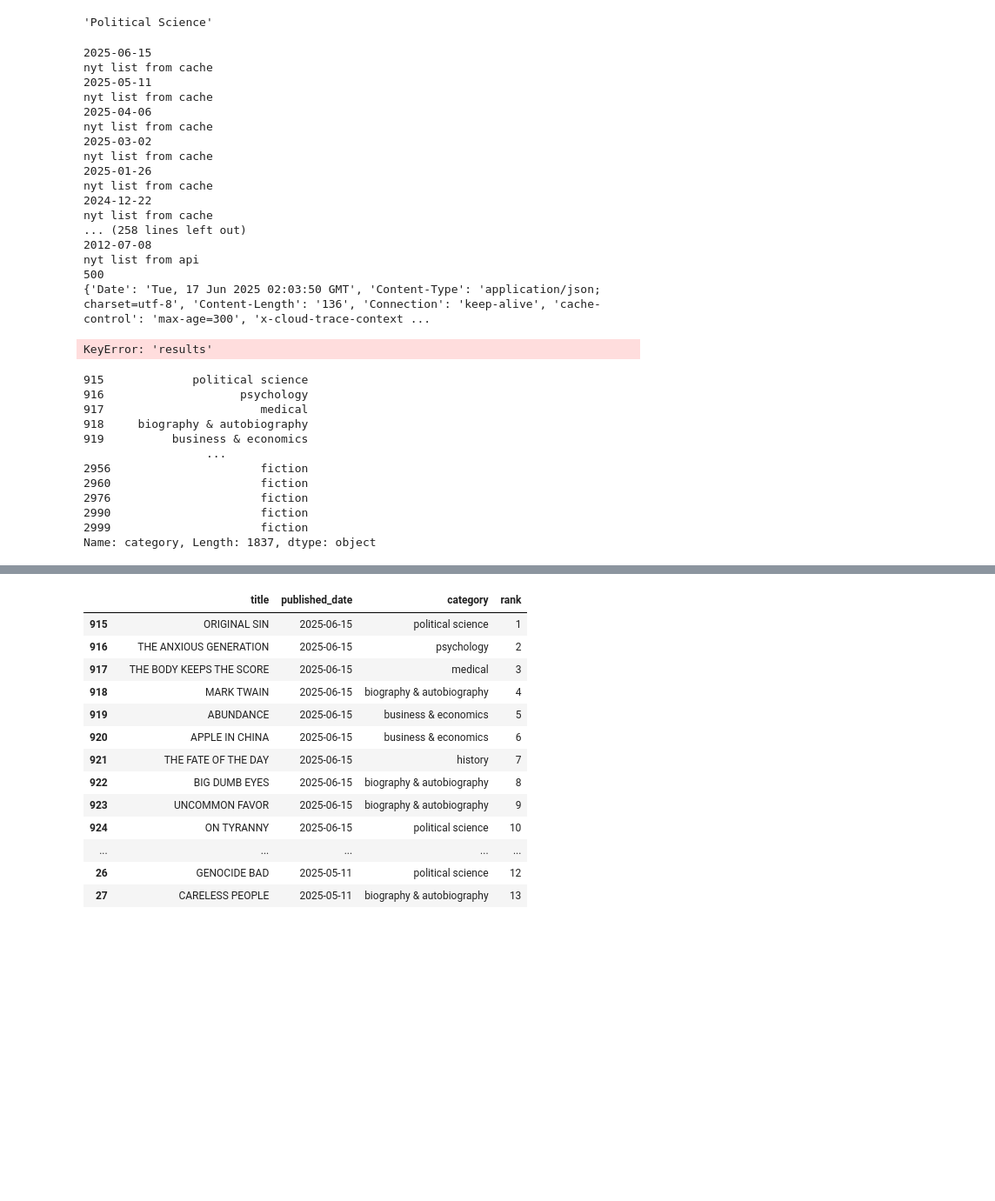
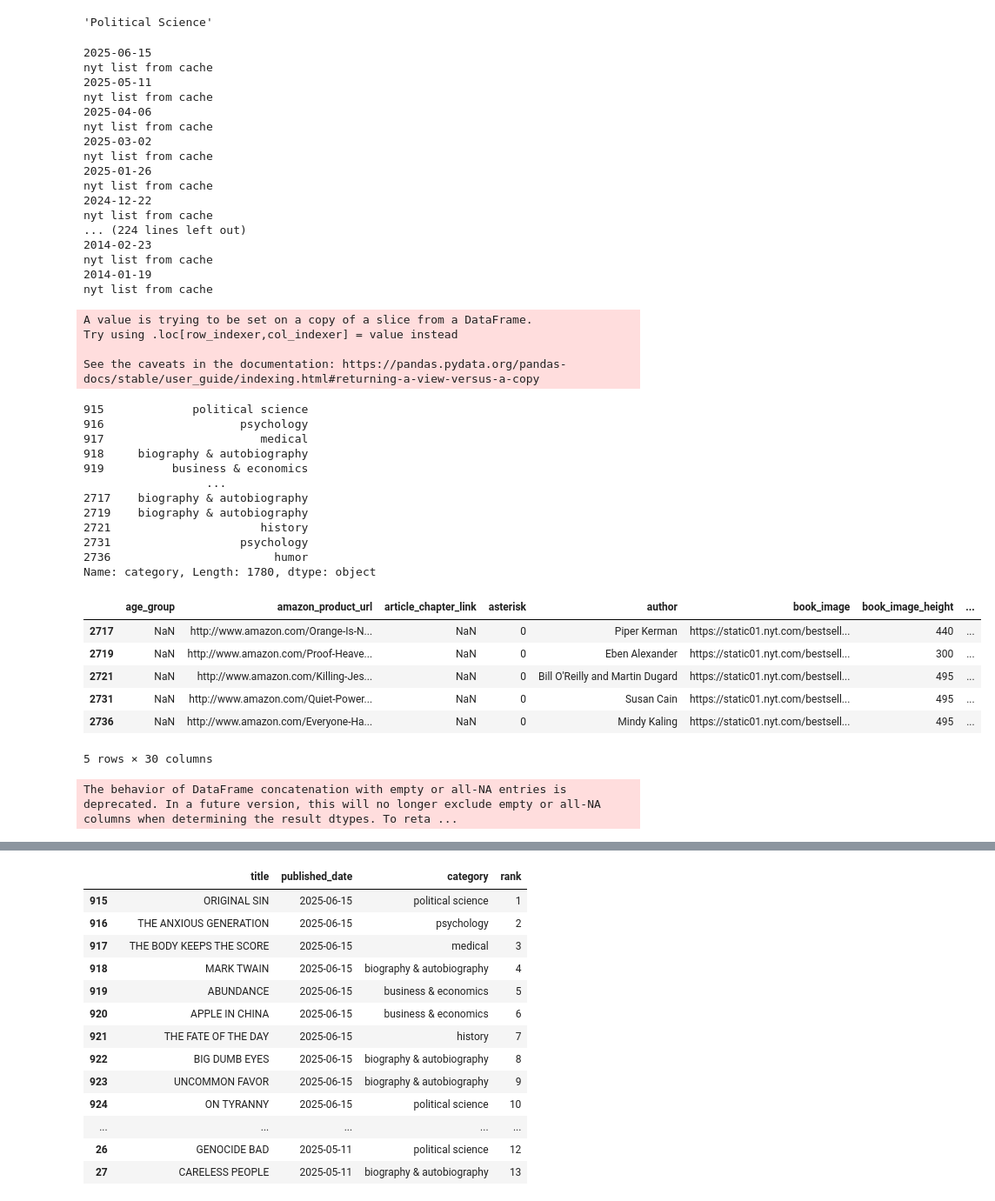
Before and after one commit to nmuffet/books, a Jupyter notebook: books.ipynb, the cells around one changed output, grey strips where cells are left out. Shown: that part at 87% size. Drawn from its saved outputs; the diff is of its cells as text; code cells hidden in the pictures; blank space fills up the shorter version.

```diff
--- a/books.ipynb
+++ b/books.ipynb
@@ -90,8 +90,7 @@ def get_category(isbn):
                 category = data['items'][0]['volumeInfo']['categories']
                 print('isbn from api')
                 return category
-            finally:
-                return None
+
 
 # uncomment to test
 get_category('9798217060672')
@@ -101,9 +100,11 @@ isbn from cache
 # %%
 # Get NYT
 
+# This now returns an error, as the interval now runs longer than there is data to call. You might figure out a way to bypass this with except while still telling you what the error is.
+
 dfs = []
 
-weeks = 520
+weeks = 120
 time_interval = 30
 
 # start_date = '03/28/2025'
@@ -121,27 +122,34 @@ for week in range(1,weeks+1):
 
     # If not in cache, call Google Books API
     else:
-        response = requests.get(f'https://api.nytimes.com/svc/books/v3/lists/overview.json?api-key={nyt_key}&published-date={pub_date}')
-        print('nyt list from api')
+        try:
+            response = requests.get(f'https://api.nytimes.com/svc/books/v3/lists/overview.json?api-key={nyt_key}&published-date={pub_date}')
+            print('nyt list from api')
 
-        if(response.status_code != 200):
-            print(response.status_code)
-            print(response.headers)
-        data = response.json()['results']
+            if(response.status_code != 200):
+                print(response.status_code)
+                print(response.headers)
+            data = response.json()['results']
 
-        nf_combined=data['lists'][1]['books']
+            nf_combined=data['lists'][1]['books']
 
-        df = pd.DataFrame(nf_combined)
+            df = pd.DataFrame(nf_combined)
 
 
-        # Add categories by calling Google Books API
-        df['category'] = df['primary_isbn13'].apply(get_category)
-        df['published_date'] = data['published_date']
+            # Add categories by calling Google Books API
+            df['category'] = df['primary_isbn13'].apply(get_category)
+            df['published_date'] = data['published_date']
 
-        # NYT API call limit of 5 per minute, 400 per day.
-        time.sleep(12)
+            # NYT API call limit of 5 per minute, 400 per day.
+            time.sleep(12)
+        except:
+            if(response.status_code != 200):
+                print(response.status_code)
+                print(response.headers)
 
+    df['date_datetime']=date
     dfs.append(df)
+
 
     date = (date - timedelta(time_interval))
     while (date.weekday() != 6):
@@ -160,12 +168,15 @@ nyt list from cache
 nyt list from cache
 2024-12-22
 nyt list from cache
-... (258 lines left out)
-2012-07-08
-nyt list from api
-500
-{'Date': 'Tue, 17 Jun 2025 02:03:50 GMT', 'Content-Type': 'application/json; charset=utf-8', 'Content-Length': '136', 'Connection': 'keep-alive', 'cache-control': 'max-age=300', 'x-cloud-trace-context ...
+... (224 lines left out)
+2014-02-23
+nyt list from cache
+2014-01-19
+nyt list from cache
-KeyError: 'results'
+A value is trying to be set on a copy of a slice from a DataFrame.
+Try using .loc[row_indexer,col_indexer] = value instead
+
+See the caveats in the documentation: https://pandas.pydata.org/pandas-docs/stable/user_guide/indexing.html#returning-a-view-versus-a-copy
 # %%
 df = pd.concat(dfs)
 df.dropna(subset='category', inplace=True)
@@ -181,12 +192,22 @@ df['category']
 918     biography & autobiography
 919          business & economics
                   ...
-2956                      fiction
-2960                      fiction
-2976                      fiction
-2990                      fiction
-2999                      fiction
-Name: category, Length: 1837, dtype: object
+2717    biography & autobiography
+2719    biography & autobiography
+2721                      history
+2731                   psychology
+2736                        humor
+Name: category, Length: 1780, dtype: object
+# %%
+df.tail()
+# %% [output]
+|  | age_group | amazon_product_url | article_chapter_link | asterisk | author | book_image | book_image_height | ... |
+| 2717 | NaN | http://www.amazon.com/Orange-Is-N... | NaN | 0 | Piper Kerman | https://static01.nyt.com/bestsell... | 440 | ... |
+| 2719 | NaN | http://www.amazon.com/Proof-Heave... | NaN | 0 | Eben Alexander | https://static01.nyt.com/bestsell... | 300 | ... |
+| 2721 | NaN | http://www.amazon.com/Killing-Jes... | NaN | 0 | Bill O'Reilly and Martin Dugard | https://static01.nyt.com/bestsell... | 495 | ... |
+| 2731 | NaN | http://www.amazon.com/Quiet-Power... | NaN | 0 | Susan Cain | https://static01.nyt.com/bestsell... | 495 | ... |
+| 2736 | NaN | http://www.amazon.com/Everyone-Ha... | NaN | 0 | Mindy Kaling | https://static01.nyt.com/bestsell... | 495 | ... |
+5 rows × 30 columns
 # %%
 # def cut_strings(x):
 #     if (type(x) == str):
@@ -208,4 +229,6 @@ except:
 
 df_cached.drop_duplicates(subset=['published_date','primary_isbn13'], inplace=True)
 df_cached.to_csv('df_cached.csv', index=False)
+# %% [output]
+The behavior of DataFrame concatenation with empty or all-NA entries is deprecated. In a future version, this will no longer exclude empty or all-NA columns when determining the result dtypes. To reta ...
 # %%
```
Also changed, not shown: parts of 14 cells of this notebook, 4 other files.
